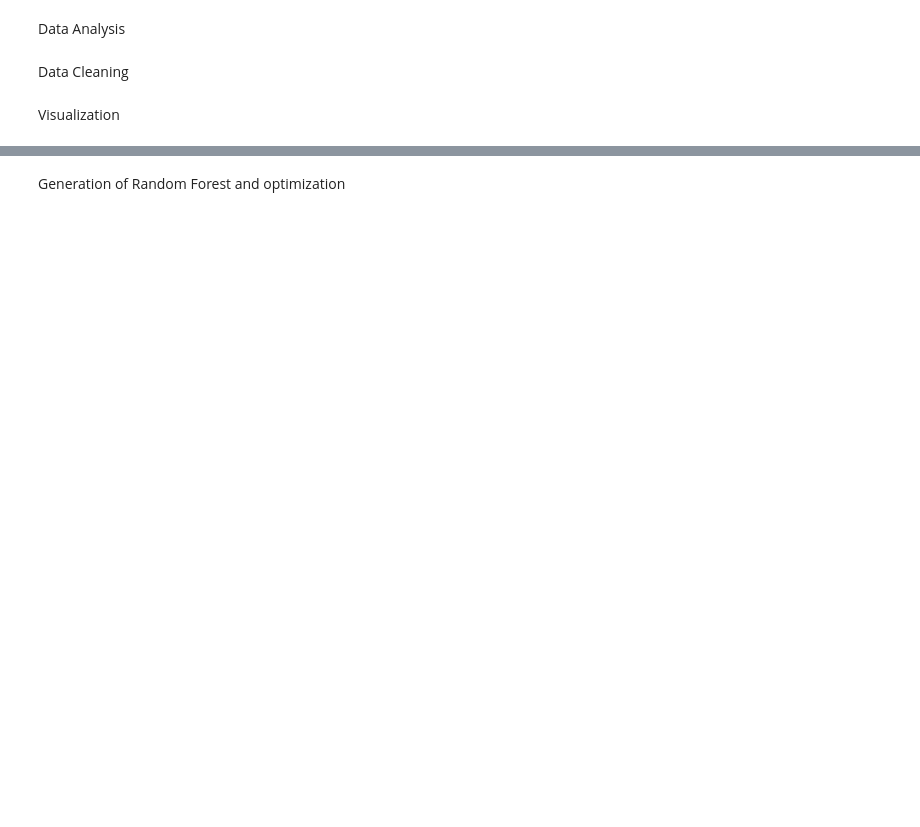
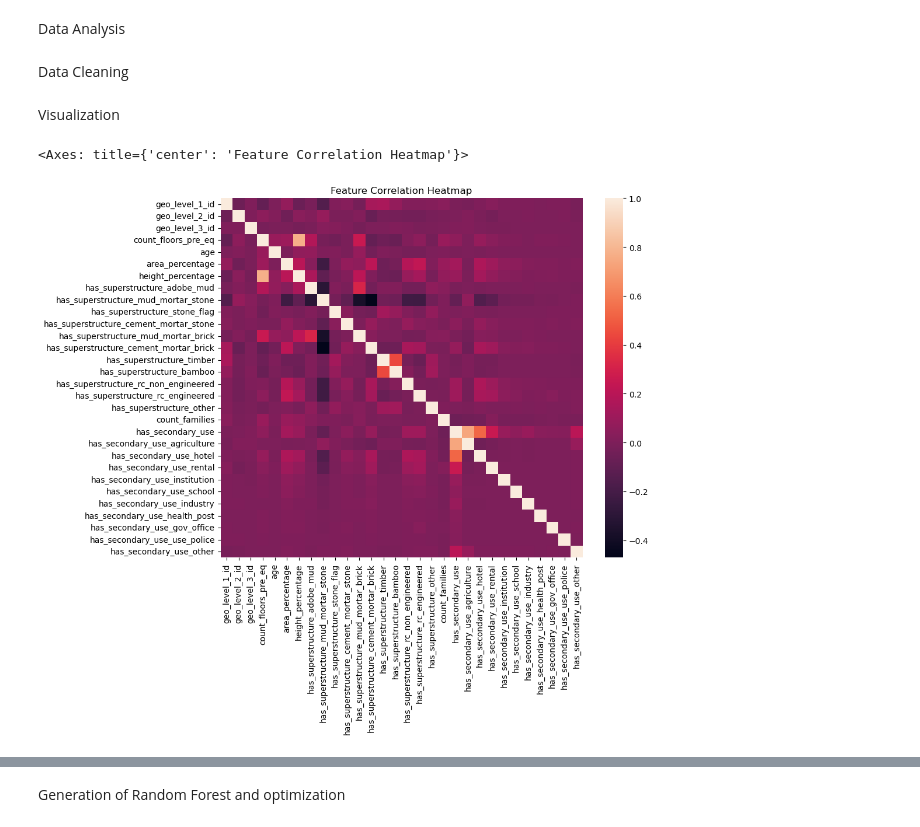
Before and after one commit to miloszpaul/minicomp, a Jupyter notebook: main_petr.ipynb, the cells around one changed output, grey strips where cells are left out. Drawn from its saved outputs; the diff is of its cells as text; code cells hidden in the pictures; blank space fills up the shorter version.

Commit message:
"added plots"

```diff
--- a/main_petr.ipynb
+++ b/main_petr.ipynb
@@ -13,6 +38,6 @@ import lgb_optimized # Random forest
 # %%
 # Load data
-X, y, X_test = helper_functions.imports()
+X, y, X_test = helper_functions_petr.imports()
 # %% [markdown]
 Data Analysis
 # %% [markdown]
@@ -28,3 +53,12 @@ X_train, X_valid, y_train, y_valid = train_test_split(X, y, test_size=0.2, rando
 #More cleaning (after split)
 # %% [markdown]
 Visualization
+# %%
+# correlation heatmap of predictors
+corr = X.select_dtypes(include=[np.number]).drop('building_id', axis=1).corr()
+fig, ax = plt.subplots(figsize=(10,8))
+ax.set_title("Feature Correlation Heatmap")
+sns.heatmap(corr, ax=ax)
+# %% [output]
+<Axes: title={'center': 'Feature Correlation Heatmap'}>
+[figure, added]
```
Also changed, not shown: parts of 12 cells of this notebook.
